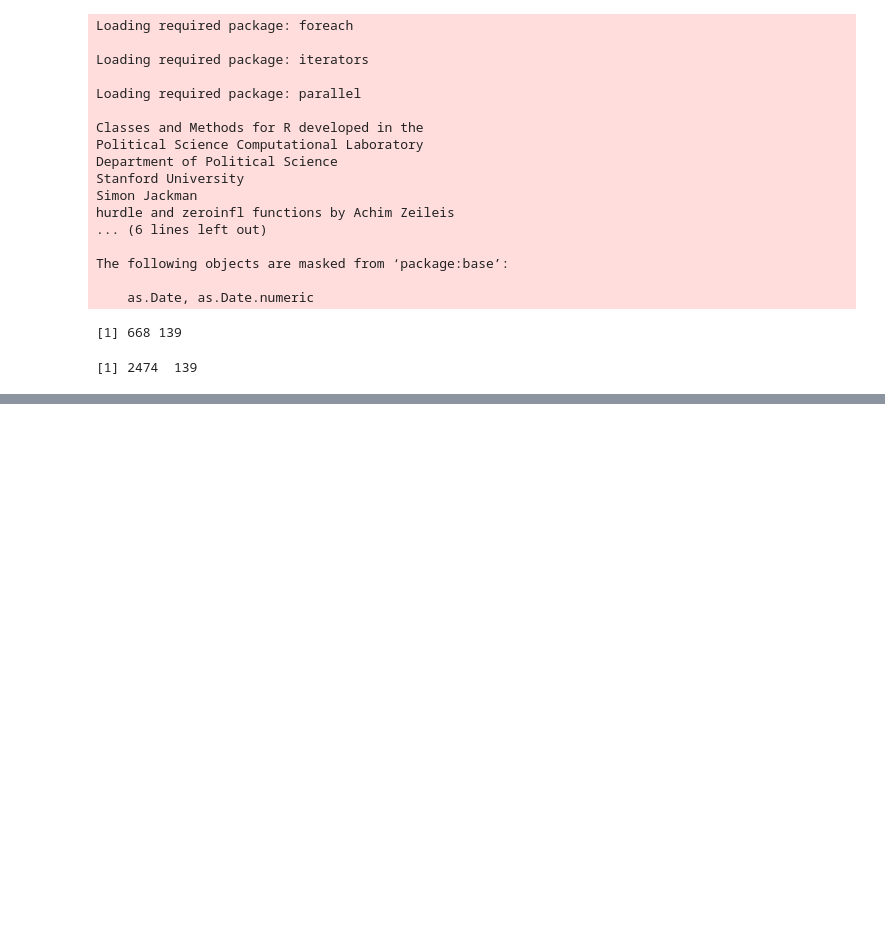
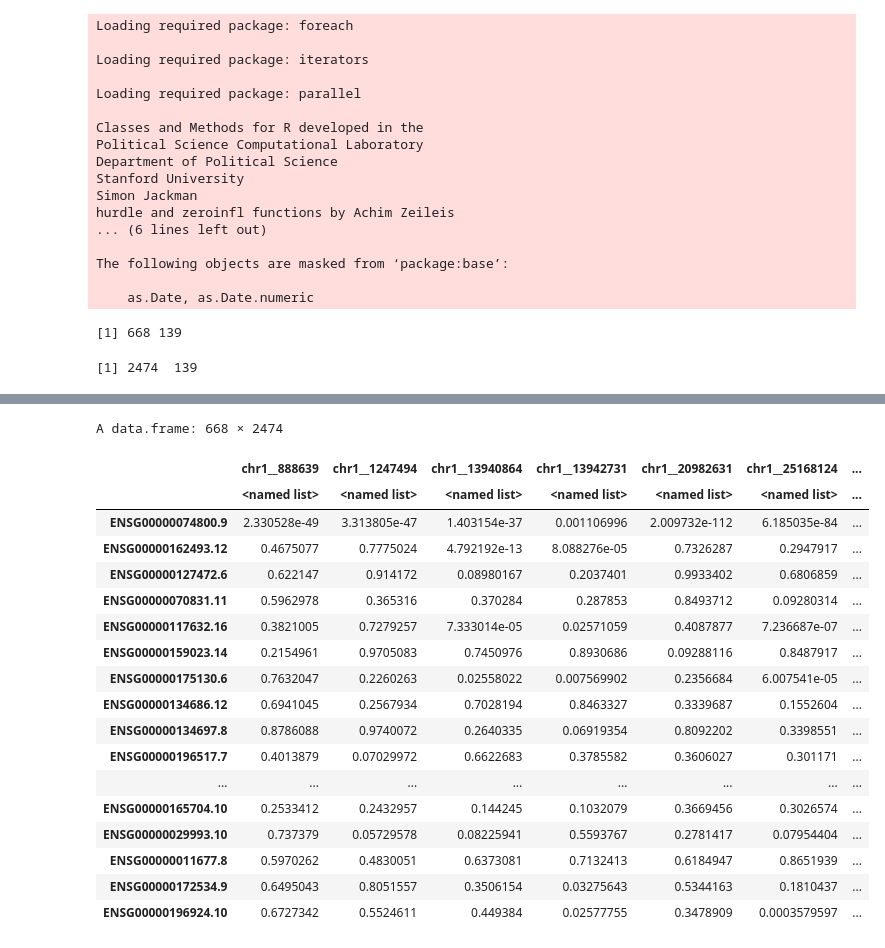
Before and after one commit to thu1911/snv, a Jupyter notebook: analysis/GSE57872_Mes_Pro.ipynb, the cells around one changed output, grey strips where cells are left out. Drawn from its saved outputs; the diff is of its cells as text; code cells hidden in the pictures; blank space fills up the shorter version.

```diff
--- a/analysis/GSE57872_Mes_Pro.ipynb
+++ b/analysis/GSE57872_Mes_Pro.ipynb
@@ -100,0 +117,22 @@ Start calculating p value...
+# %%
+result
+# %% [output]
+A data.frame: 668 × 2474
+|  | chr1__888639 | chr1__1247494 | chr1__13940864 | chr1__13942731 | chr1__20982631 | chr1__25168124 | ... |
+|  | <named list> | <named list> | <named list> | <named list> | <named list> | <named list> | ... |
+| ENSG00000074800.9 | 2.330528e-49 | 3.313805e-47 | 1.403154e-37 | 0.001106996 | 2.009732e-112 | 6.185035e-84 | ... |
+| ENSG00000162493.12 | 0.4675077 | 0.7775024 | 4.792192e-13 | 8.088276e-05 | 0.7326287 | 0.2947917 | ... |
+| ENSG00000127472.6 | 0.622147 | 0.914172 | 0.08980167 | 0.2037401 | 0.9933402 | 0.6806859 | ... |
+| ENSG00000070831.11 | 0.5962978 | 0.365316 | 0.370284 | 0.287853 | 0.8493712 | 0.09280314 | ... |
+| ENSG00000117632.16 | 0.3821005 | 0.7279257 | 7.333014e-05 | 0.02571059 | 0.4087877 | 7.236687e-07 | ... |
+| ENSG00000159023.14 | 0.2154961 | 0.9705083 | 0.7450976 | 0.8930686 | 0.09288116 | 0.8487917 | ... |
+| ENSG00000175130.6 | 0.7632047 | 0.2260263 | 0.02558022 | 0.007569902 | 0.2356684 | 6.007541e-05 | ... |
+| ENSG00000134686.12 | 0.6941045 | 0.2567934 | 0.7028194 | 0.8463327 | 0.3339687 | 0.1552604 | ... |
+| ENSG00000134697.8 | 0.8786088 | 0.9740072 | 0.2640335 | 0.06919354 | 0.8092202 | 0.3398551 | ... |
+| ENSG00000196517.7 | 0.4013879 | 0.07029972 | 0.6622683 | 0.3785582 | 0.3606027 | 0.301171 | ... |
+| ... | ... | ... | ... | ... | ... | ... | ... |
+| ENSG00000165704.10 | 0.2533412 | 0.2432957 | 0.144245 | 0.1032079 | 0.3669456 | 0.3026574 | ... |
+| ENSG00000029993.10 | 0.737379 | 0.05729578 | 0.08225941 | 0.5593767 | 0.2781417 | 0.07954404 | ... |
+| ENSG00000011677.8 | 0.5970262 | 0.4830051 | 0.6373081 | 0.7132413 | 0.6184947 | 0.8651939 | ... |
+| ENSG00000172534.9 | 0.6495043 | 0.8051557 | 0.3506154 | 0.03275643 | 0.5344163 | 0.1810437 | ... |
+| ENSG00000196924.10 | 0.6727342 | 0.5524611 | 0.449384 | 0.02577755 | 0.3478909 | 0.0003579597 | ... |
```
Also changed, not shown: parts of 4 cells of this notebook, 1 other file.
